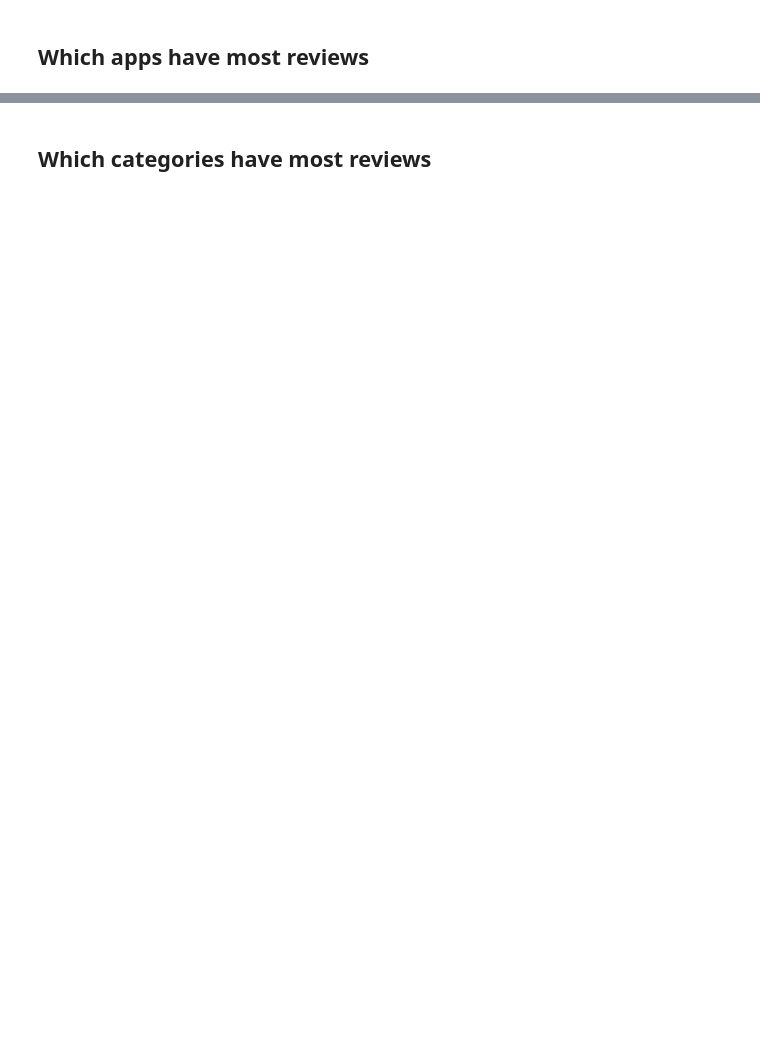
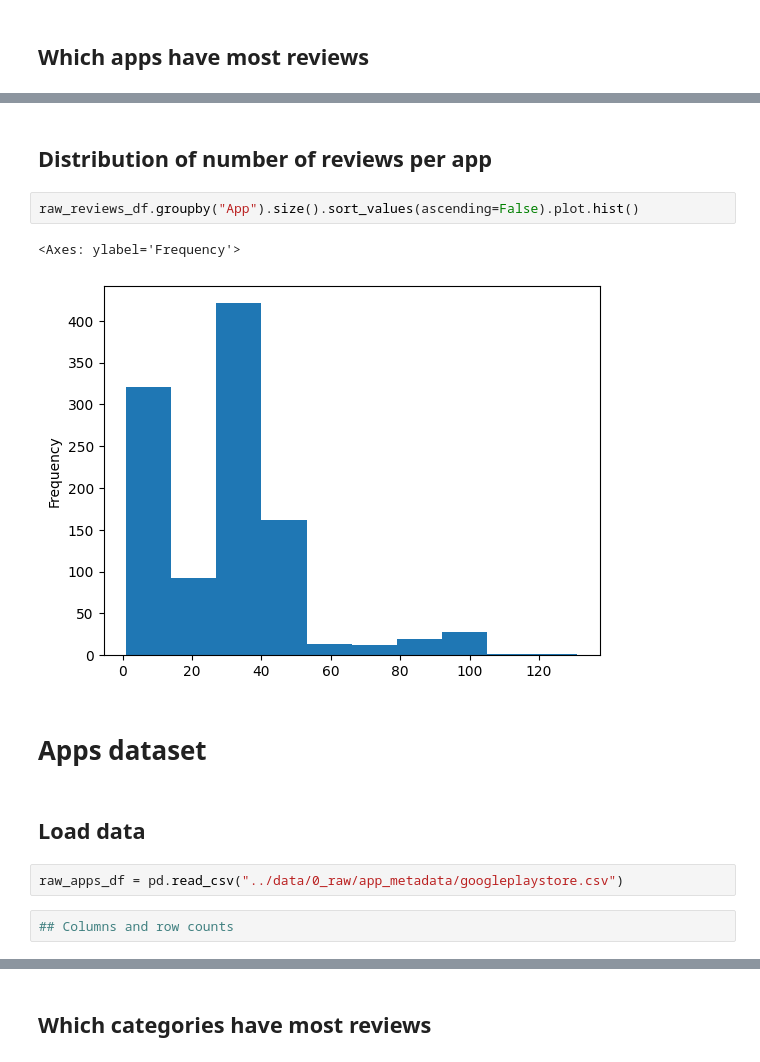
Before and after one commit to sm1996/capstone_project, a Jupyter notebook: notebooks/eda.ipynb, the cells around one changed output, grey strips where cells are left out. Drawn from its saved outputs; the diff is of its cells as text; blank space fills up the shorter version.

Commit message:
Updated to paper dataset

```diff
--- a/notebooks/eda.ipynb
+++ b/notebooks/eda.ipynb
@@ -71,0 +96,15 @@ Length: 1074, dtype: int64
+# %% [markdown]
+## Distribution of number of reviews per app
+# %%
+raw_reviews_df.groupby("App").size().sort_values(ascending=False).plot.hist()
+# %% [output]
+<Axes: ylabel='Frequency'>
+[figure, added]
+# %% [markdown]
+# Apps dataset
+# %% [markdown]
+## Load data
+# %%
+raw_apps_df = pd.read_csv("../data/0_raw/app_metadata/googleplaystore.csv")
+# %%
+## Columns and row counts
```
Also changed, not shown: parts of 25 cells of this notebook, 54 other files.
